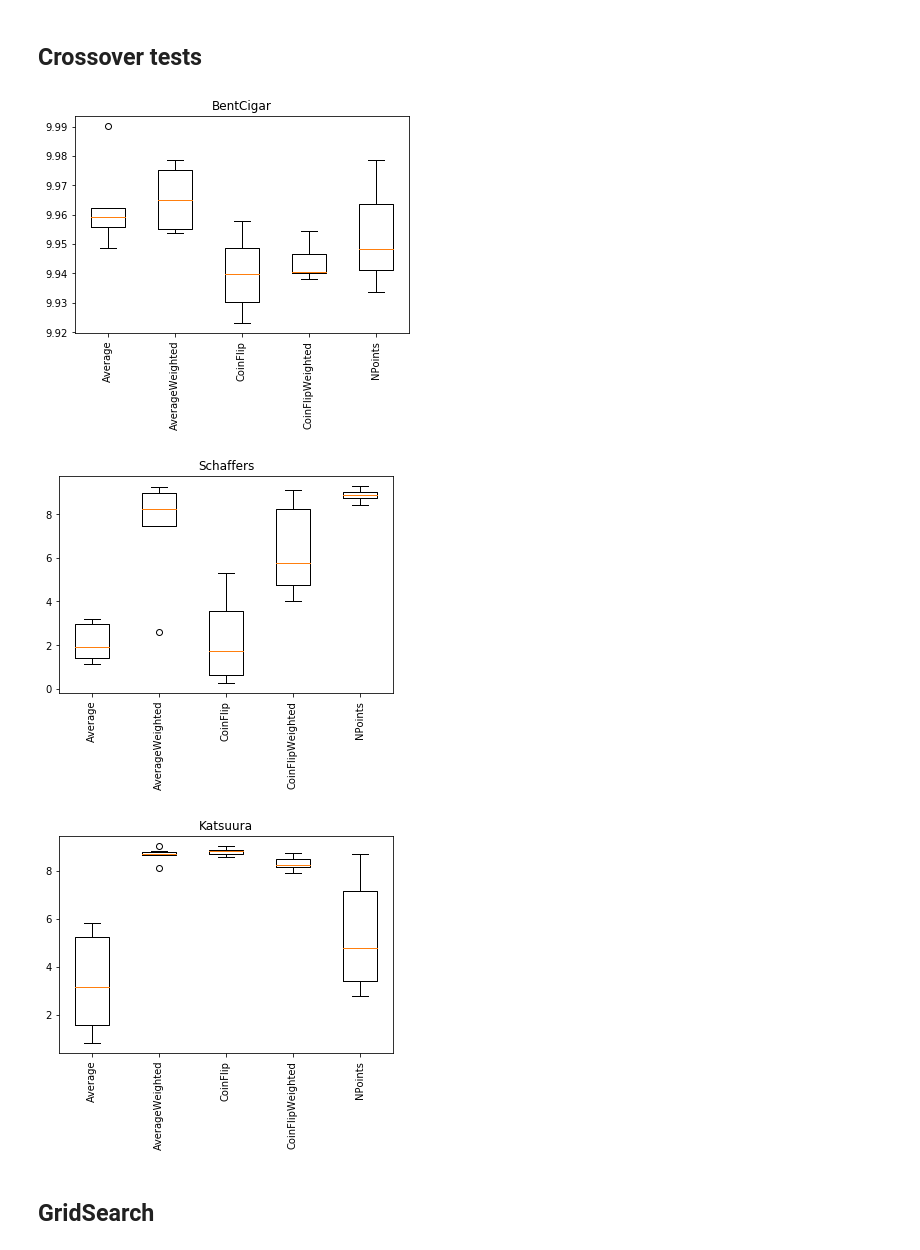
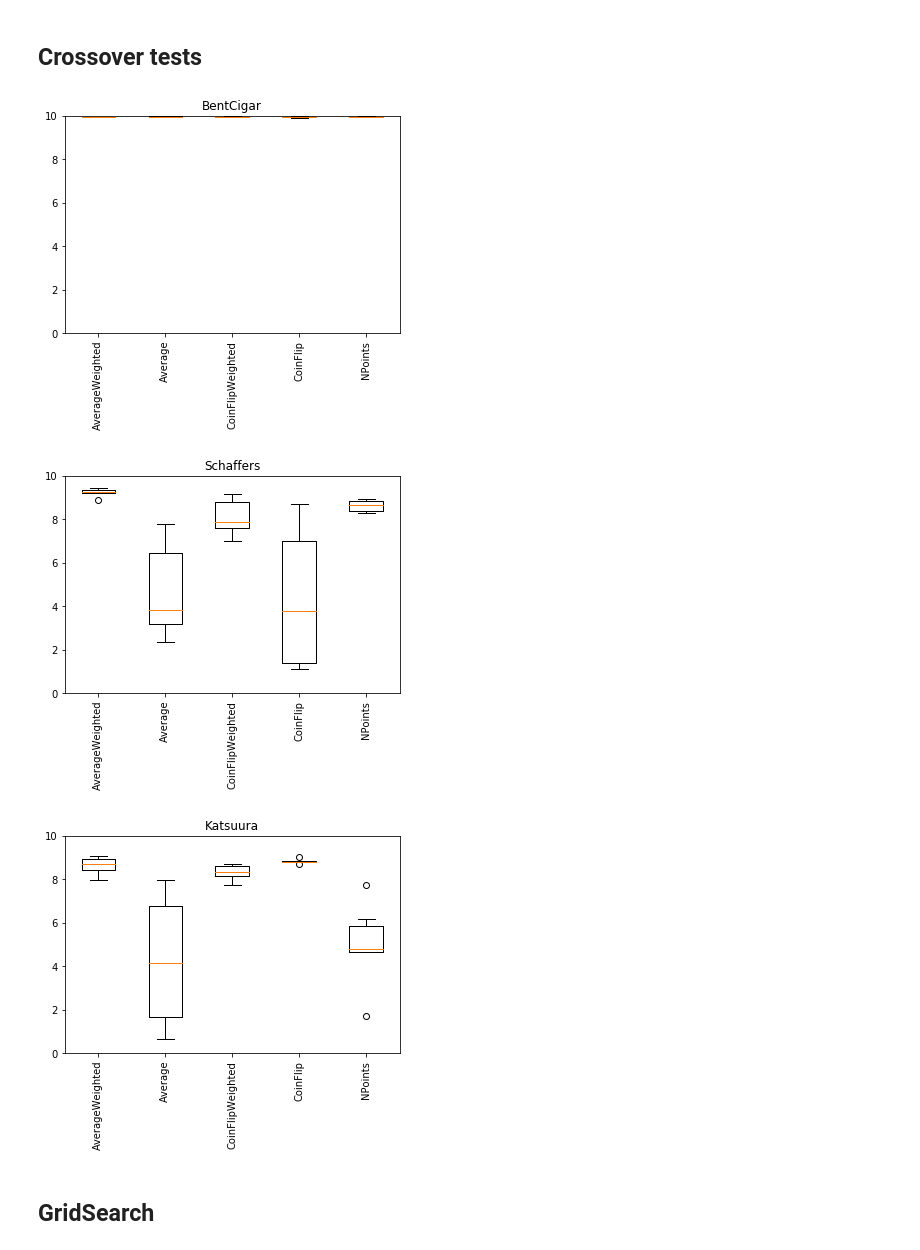
Before and after one commit to HitLuca/EC-Function_optimization, a Jupyter notebook: results_plotter.ipynb, the cells around one changed output. Drawn from its saved outputs; the diff is of its cells as text; code cells hidden in the pictures.

```diff
--- a/results_plotter.ipynb
+++ b/results_plotter.ipynb
@@ -9,38 +9,52 @@ Populating the interactive namespace from numpy and matplotlib
 algorithms = ['SSGA', 'GGA', 'PSO', 'DE', 'CMA-ES']
 algorithms_parameters_number = [2, 2, 4, 5, 2]
 functions = ['BentCigar', 'Schaffers', 'Katsuura']
-crossovers = ['Average', 'AverageWeighted', 'CoinFlip', 'CoinFlipWeighted', 'NPoints']
+crossovers = ['AverageWeighted', 'Average', 'CoinFlipWeighted', 'CoinFlip', 'NPoints']
+# %%
+def get_algorithm(filename):
+    for index, algorithm in enumerate(algorithms):
+        if algorithm in filename:
+            return index
+
+def get_function(filename):
+    for index, function in enumerate(functions):
+        if function in filename:
+            return index
+
+def get_crossover(filename):
+    for index, crossover in enumerate(crossovers):
+        if crossover in filename:
+            return index
 # %%
 crossover_dir = 'logs/crossoverTests/'
 files = sorted(os.listdir(crossover_dir))
 runs_number = 6
 
-fitness = np.zeros((len(algorithms), len(functions), runs_number))
-function = 0
-crossover = 0
+fitness = np.zeros((len(crossovers), len(functions), runs_number))
+
 for filename in files:
     with open(crossover_dir + filename) as f:
+        function = get_function(filename)
+        crossover = get_crossover(filename)
         n = 0
         for line in f.readlines():
             line = line.replace('\n', '').split()
             if line[0] == "Score:":
                 fitness[crossover, function, n] = (float(line[1]))
                 n+=1
-    function = (function + 1) % len(functions)
-    if function == 0:
-        crossover += 1
 
 axis = np.arange(1, len(algorithms) + 1)
 
 for index, function in enumerate(functions):
     plt.figure()
     plt.boxplot(np.transpose(fitness[:,index,:]))
     plt.xticks(axis, crossovers, rotation='vertical')
     plt.title(function)
+    plt.ylim([0, 10])
 # %% [output]
-[figure, old version]
+[figure, new version]
-[figure, old version]
+[figure, new version]
-[figure, old version]
+[figure, new version]
 # %% [markdown]
 ## GridSearch
 # %%
```
Also changed, not shown: parts of 2 cells of this notebook, 1 other file.
